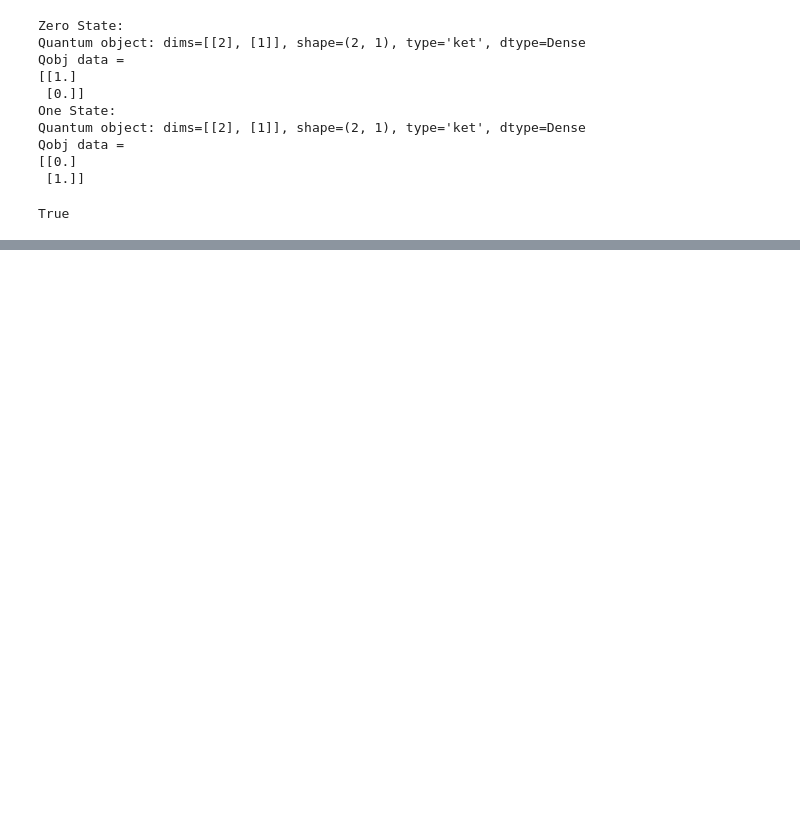
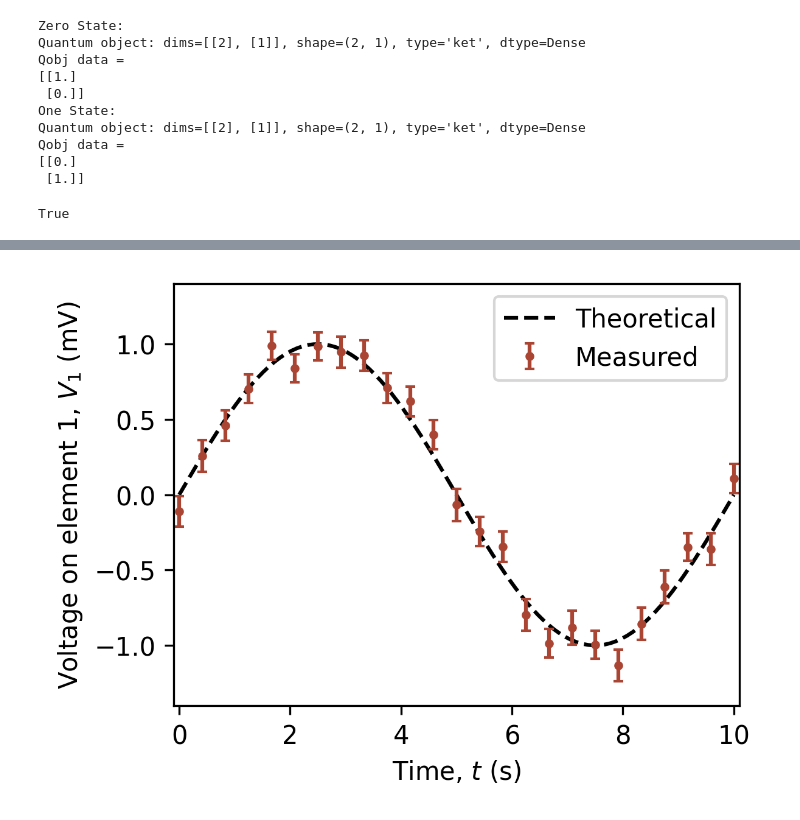
Before and after one commit to ThatGuy65/YQIwork, a Jupyter notebook: Chapter3Examples.ipynb, the cells around one changed output, grey strips where cells are left out. Saved outputs shown, nothing was run; the diff lists cells and outputs as text; code cells hidden in the pictures; blank space fills up the shorter version.

Commit message:
Working on Measuring Functions

```diff
--- a/Chapter3Examples.ipynb
+++ b/Chapter3Examples.ipynb
@@ -91,0 +134,86 @@ True
+# %%
+def example_plot(period=10, stderr=1, t_max=10):
+    '''The is an example plotting function
+
+    Parameters
+    ----------
+    period : float, default=1
+        period of the sinusoid
+    stderr : float, default=1
+        The size of the error bar
+    t_max : float, default=10
+        The maximum time, plotted on the x-axis
+    '''
+    # first generate some fake data to plot
+    def some_function(t):
+        # this function generates theoretical values
+        return np.sin(2 * np.pi * t / period)
+
+    # compute theoretical values
+    t_list = np.linspace(0, t_max, 100)
+    theoretical = some_function(t_list)
+
+    # make up some measured values
+    num_measurement = 25 # measure at 8 different time values
+    t_measured = np.linspace(0, t_max, num_measurement) # times at which measurements are performed
+    mean = some_function(t_measured) # mean values of the measurement
+    # generate some measurement error for each measurement performed
+    repetitions = 100 # each value is measured repeatedly
+    measurement_error = stderr * np.random.normal(size=(num_measurement, repetitions))
+    measured = mean[:, None] + measurement_error
+    # take the average of the data with errors at each time value
+    # also compute the standard error on the average
+    measured_mean = np.mean(measured, axis=-1)
+    measured_error = np.std(measured, axis=-1) / np.sqrt(repetitions)
+
+
+
+    ########################
+    # Plotting starts here #
+    ########################
+
+    # make a figure that has one row and one column
+    # The total size of the figure is 6 inch wide by 4 inch tall
+    # the resolution of the figure is 300 pixels per inch
+    # we will mostly operate on the ax object, which refers to the
+    # axes on which we will plot
+    fig, ax = plt.subplots(1, 1, figsize=(4, 3), dpi=300)
+
+    # draw the theoretical line using the list of x and y coordinates
+    # the line should be black and dashed
+    # mark the line to be labeled as Theoretical later
+    ax.plot(t_list, theoretical, '--k', label='Theoretical')
+
+    # draw the fake measured data with errorbars
+    ax.errorbar(t_measured, measured_mean, # supply the x and y coordinates
+                color='#AA4433',
+                yerr=measured_error, # supply the size of the error bars
+                fmt='o', # only draw datapoints using circles, don't connect
+                markersize=2.5, # size of the circles
+                capsize=2, # size of the caps on the error bars
+                label='Measured',
+                )
+
+    # adjust x, y axis limits
+    ax.set_xlim(-0.1, t_max+0.1) # restrict the x axis limits
+    ax.set_ylim(-1.4, 1.4) # restrict the y axis limits
+
+    # put axis labels
+    ax.set_xlabel('Time, $t$ (s)') # Description, variable in math form, units
+    ax.set_ylabel('Voltage on element 1, $V_1$ (mV)')
+
+    ax.legend() # create the legend with previously marked information
+
+    # optionally adjust the distance of the bounding box to the edge of
+    # the figure
+    # fig.subplots_adjust(left=0.1, right=0.9, top=0.9, bottom=0.1)
+
+    # optionally save to file
+    #fig.savefig('test_filename.png')
+    #fig.savefig('test_filename.pdf')
+    return
+
+# test the function
+example_plot(period=10, stderr=1, t_max=10)
+# %% [output]
+[figure, added]
```
Also changed, not shown: parts of 4 cells of this notebook, 1 other file.
